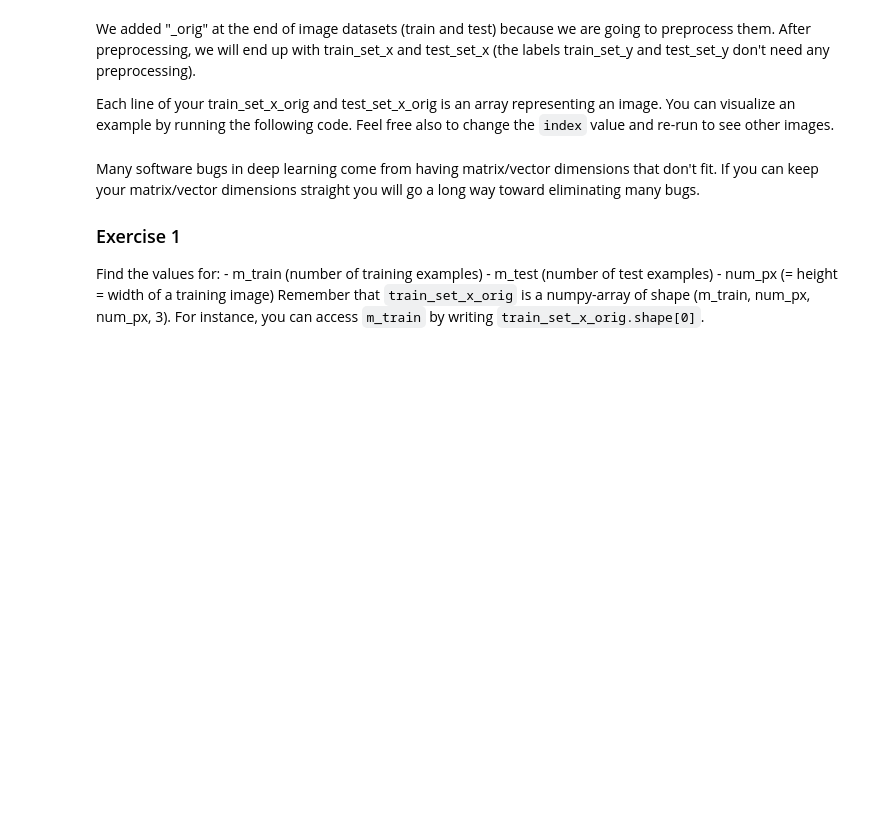
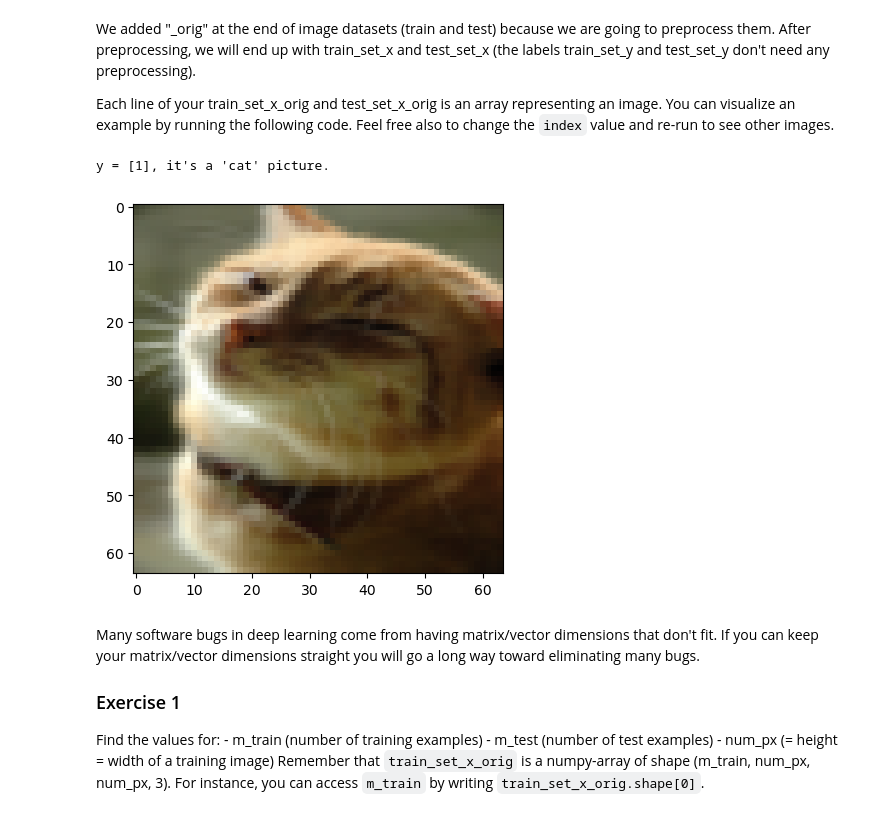
Before and after one commit to abdul-rahman-hassan/Deep_Learning_Specialization, a Jupyter notebook: C1/W2/Logistic Regression with a Neural Network Mindset/Logistic_Regression_with_a_Neural_Network_mindset.ipynb, the cells around one changed output. Drawn from its saved outputs; the diff is of its cells as text; code cells hidden in the pictures; blank space fills up the shorter version.

```diff
--- a/C1/W2/Logistic Regression with a Neural Network Mindset/Logistic_Regression_with_a_Neural_Network_mindset.ipynb
+++ b/C1/W2/Logistic Regression with a Neural Network Mindset/Logistic_Regression_with_a_Neural_Network_mindset.ipynb
@@ -92,9 +92,12 @@ We added "_orig" at the end of image datasets (train and test) because we are go
 Each line of your train_set_x_orig and test_set_x_orig is an array representing an image. You can visualize an example by running the following code. Feel free also to change the `index` value and re-run to see other images.
 # %%
 # Example of a picture
-index = 25
+index = 117
 plt.imshow(train_set_x_orig[index])
 print ("y = " + str(train_set_y[:, index]) + ", it's a '" + classes[np.squeeze(train_set_y[:, index])].decode("utf-8") +  "' picture.")
+# %% [output]
+y = [1], it's a 'cat' picture.
+[figure, added]
 # %% [markdown]
 Many software bugs in deep learning come from having matrix/vector dimensions that don't fit. If you can keep your matrix/vector dimensions straight you will go a long way toward eliminating many bugs.
 
```
Also changed, not shown: parts of 20 cells of this notebook.
